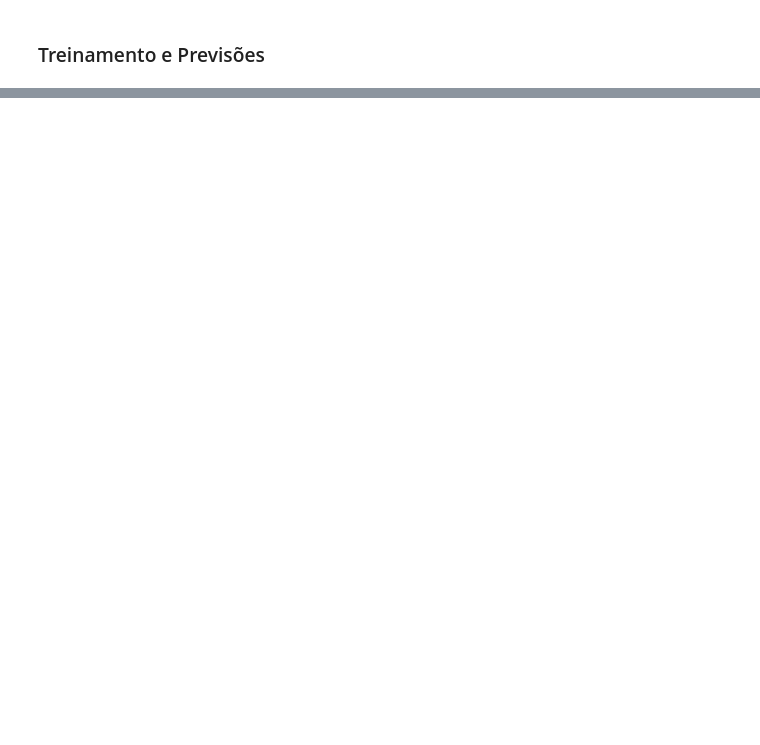
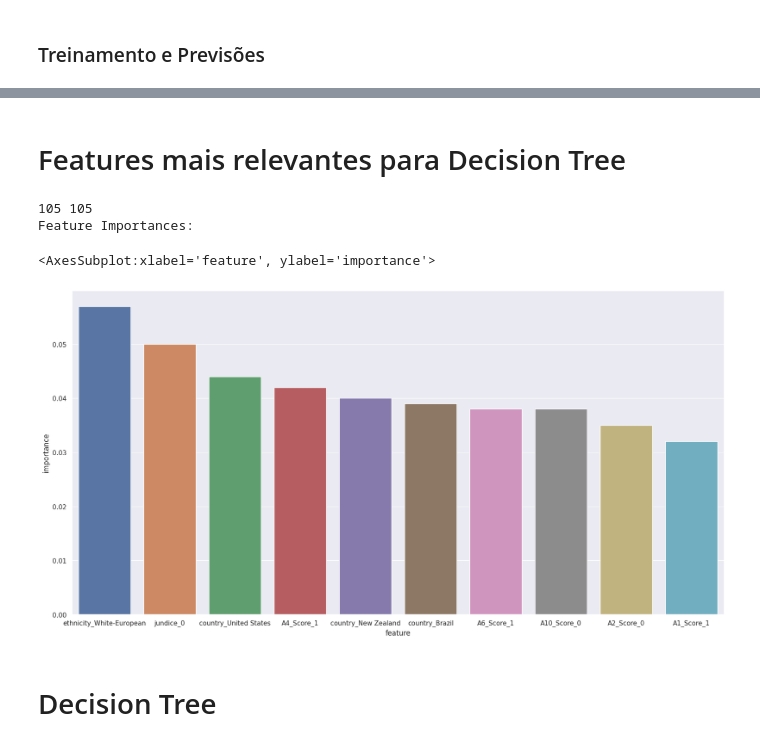
Before and after one commit to alpsilva/Datautism, a Jupyter notebook: classification_model.ipynb, the cells around one changed output, grey strips where cells are left out. Cells and saved outputs as stored; diff of their text form; code cells hidden in the pictures; blank space fills up the shorter version.

```diff
--- a/classification_model.ipynb
+++ b/classification_model.ipynb
@@ -421,0 +260,28 @@ sns.heatmap(pd.DataFrame(clf_report2).iloc[:-1, :].T - pd.DataFrame(clf_report1)
+# %% [markdown]
+# Features mais relevantes para Decision Tree
+# %%
+features = dt.named_steps["prep"].transformers_[0][1].steps[0][1].get_feature_names_out()
+importances = dt.steps[1][1].feature_importances_
+
+print(len(features), len(importances))
+
+print("Feature Importances:")
+feature_importances = []
+for i, feature in enumerate(features):
+    feature_importances.append({
+        "feature": feature,
+        "importance": round(importances[i], 3)
+    })
+
+feature_importances = sorted(feature_importances, key=lambda x: x["importance"], reverse=True)
+feature_importances = feature_importances[:10]
+
+sns.set(rc={'figure.figsize':(20,10)})
+sns.barplot(data=pandas.DataFrame(feature_importances), x="feature", y="importance")
+# %% [output]
+105 105
+Feature Importances:
+<AxesSubplot:xlabel='feature', ylabel='importance'>
+[figure, added]
+# %% [markdown]
+# Decision Tree
```
Also changed, not shown: parts of 47 cells of this notebook, 2 other files.
